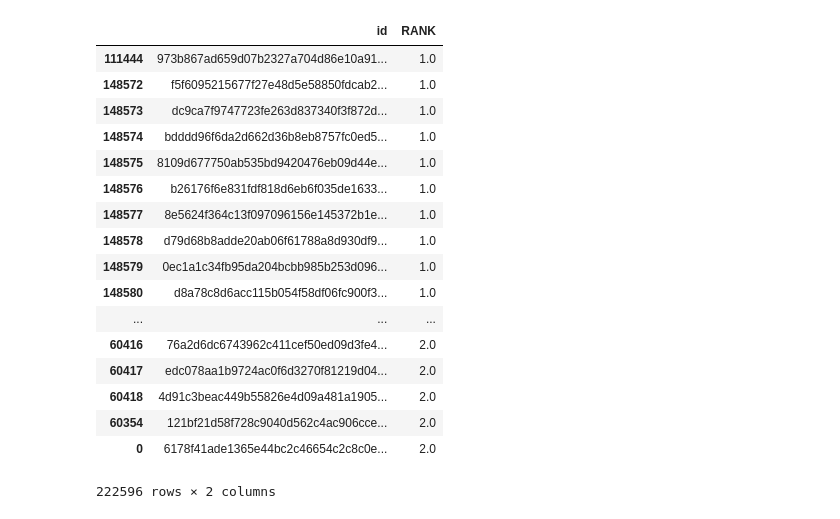
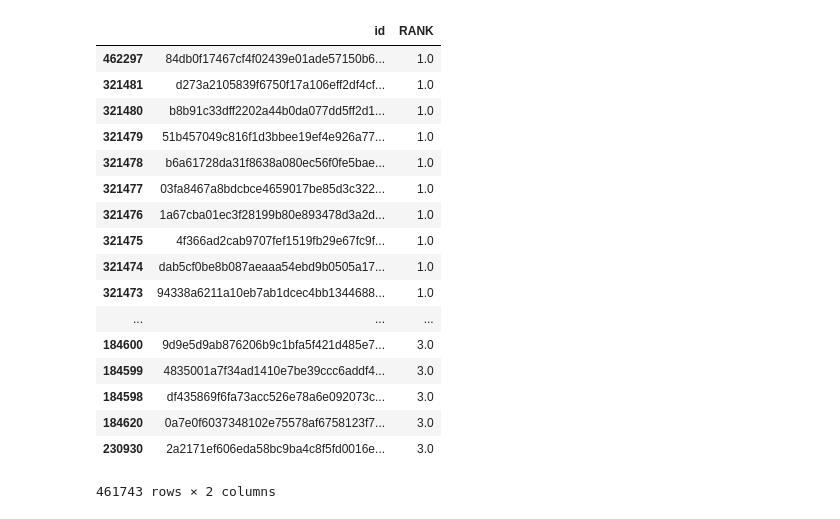
Before and after one commit to aldocampos/codenation_projeto_final, a Jupyter notebook: sistema_recomendacao.ipynb, the cells around one changed output. Drawn from its saved outputs; the diff is of its cells as text; code cells hidden in the pictures.

Commit message:
Versão final dos arquivos

```diff
--- a/sistema_recomendacao.ipynb
+++ b/sistema_recomendacao.ipynb
@@ -12,25 +12,25 @@ def recomendacao(df_cliente):
 
     return resultado[~resultado['id'].isin(df_cliente['id'])][['id','RANK']].sort_values(by='RANK',ascending=True)
 # %%
-caminho_arquivo=
+caminho_arquivo=r'C:\Users\Aldo.Campos\Documents\Particular\Codenation\codenation\estaticos_portfolio1.csv'
 df_cliente = pd.read_csv(caminho_arquivo,index_col=0)
 recomendacao(df_cliente)
 # %% [output]
 |  | id | RANK |
-| 111444 | 973b867ad659d07b2327a704d86e10a91... | 1.0 |
-| 148572 | f5f6095215677f27e48d5e58850fdcab2... | 1.0 |
-| 148573 | dc9ca7f9747723fe263d837340f3f872d... | 1.0 |
-| 148574 | bdddd96f6da2d662d36b8eb8757fc0ed5... | 1.0 |
-| 148575 | 8109d677750ab535bd9420476eb09d44e... | 1.0 |
-| 148576 | b26176f6e831fdf818d6eb6f035de1633... | 1.0 |
-| 148577 | 8e5624f364c13f097096156e145372b1e... | 1.0 |
-| 148578 | d79d68b8adde20ab06f61788a8d930df9... | 1.0 |
-| 148579 | 0ec1a1c34fb95da204bcbb985b253d096... | 1.0 |
-| 148580 | d8a78c8d6acc115b054f58df06fc900f3... | 1.0 |
+| 462297 | 84db0f17467cf4f02439e01ade57150b6... | 1.0 |
+| 321481 | d273a2105839f6750f17a106eff2df4cf... | 1.0 |
+| 321480 | b8b91c33dff2202a44b0da077dd5ff2d1... | 1.0 |
+| 321479 | 51b457049c816f1d3bbee19ef4e926a77... | 1.0 |
+| 321478 | b6a61728da31f8638a080ec56f0fe5bae... | 1.0 |
+| 321477 | 03fa8467a8bdcbce4659017be85d3c322... | 1.0 |
+| 321476 | 1a67cba01ec3f28199b80e893478d3a2d... | 1.0 |
+| 321475 | 4f366ad2cab9707fef1519fb29e67fc9f... | 1.0 |
+| 321474 | dab5cf0be8b087aeaaa54ebd9b0505a17... | 1.0 |
+| 321473 | 94338a6211a10eb7ab1dcec4bb1344688... | 1.0 |
 | ... | ... | ... |
-| 60416 | 76a2d6dc6743962c411cef50ed09d3fe4... | 2.0 |
-| 60417 | edc078aa1b9724ac0f6d3270f81219d04... | 2.0 |
-| 60418 | 4d91c3beac449b55826e4d09a481a1905... | 2.0 |
-| 60354 | 121bf21d58f728c9040d562c4ac906cce... | 2.0 |
-| 0 | 6178f41ade1365e44bc2c46654c2c8c0e... | 2.0 |
+| 184600 | 9d9e5d9ab876206b9c1bfa5f421d485e7... | 3.0 |
+| 184599 | 4835001a7f34ad1410e7be39ccc6addf4... | 3.0 |
+| 184598 | df435869f6fa73acc526e78a6e092073c... | 3.0 |
+| 184620 | 0a7e0f6037348102e75578af6758123f7... | 3.0 |
+| 230930 | 2a2171ef606eda58bc9ba4c8f5fd0016e... | 3.0 |
-222596 rows × 2 columns
+461743 rows × 2 columns
```
Also changed, not shown: 3 other files.
